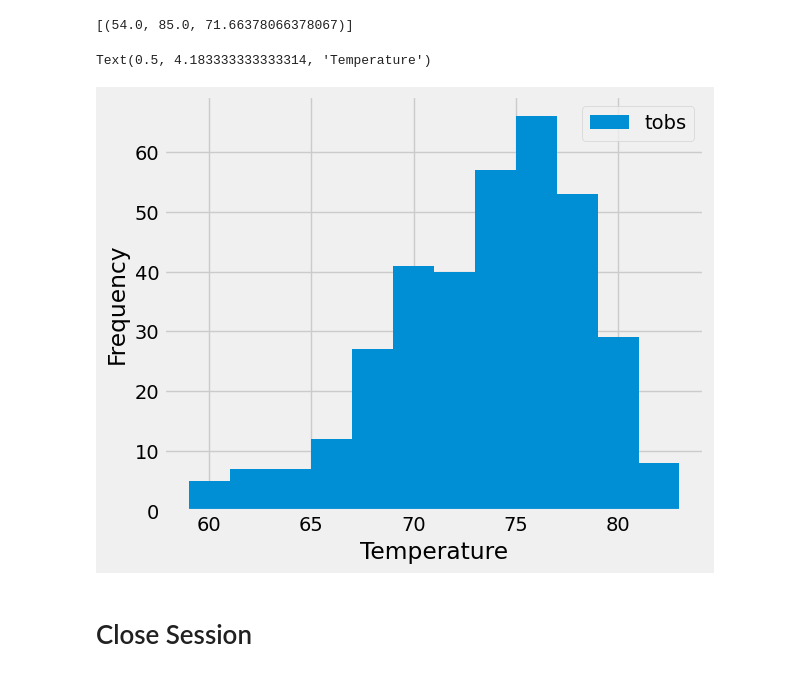
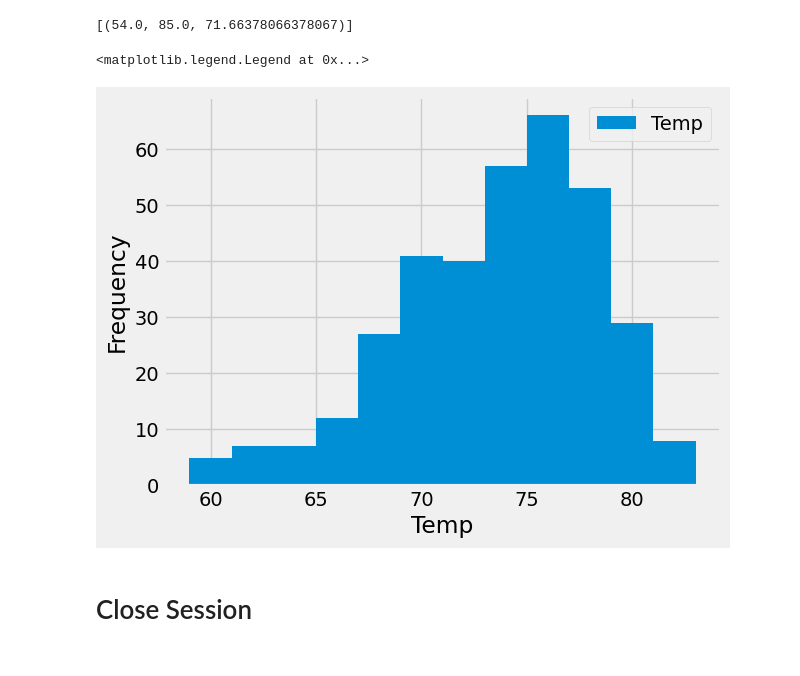
Before and after one commit to kylechou2873/sqlalchemy-challenge, a Jupyter notebook: Starter_Code/climate_starter.ipynb, the cells around one changed output. Saved outputs shown, nothing was run; the diff lists cells and outputs as text; code cells hidden in the pictures.

```diff
--- a/Starter_Code/climate_starter.ipynb
+++ b/Starter_Code/climate_starter.ipynb
@@ -82,6 +85 @@ prcpDFbyDate = prcpDf.sort_values(by=['date'])
 # Use Pandas Plotting with Matplotlib to plot the data
-# %%
-qD = dt.date(2017,8,23)-dt.timedelta(days=365)
-yrStr = qD.strftime("%Y")
-yrStr
-qD
@@ -130,9 +143,15 @@ session.query(func.min(Measure.tobs),func.max(Measure.tobs),func.avg(Measure.tob
 # %%
 # Using the most active station id
 # Query the last 12 months of temperature observation data for this station and plot the results as a histogram
+tempDf = pd.DataFrame(session.query(Measure.date,Measure.tobs)\
+    .filter(Measure.station == 'USC00519281').filter(Measure.date >= qD).all())
+tempDf = tempDf.sort_values(by='date')
+tempDf.plot(kind='hist',bins=12)
+plt.xlabel('Temp')
+plt.legend(labels=['Temp'])
 # %% [output]
-Text(0.5, 4.183333333333314, 'Temperature')
+<matplotlib.legend.Legend at 0x...>
-[figure, old version]
+[figure, new version]
 # %% [markdown]
 # Close Session
 # %%
```
Also changed, not shown: parts of 4 cells of this notebook, 1 other file.
